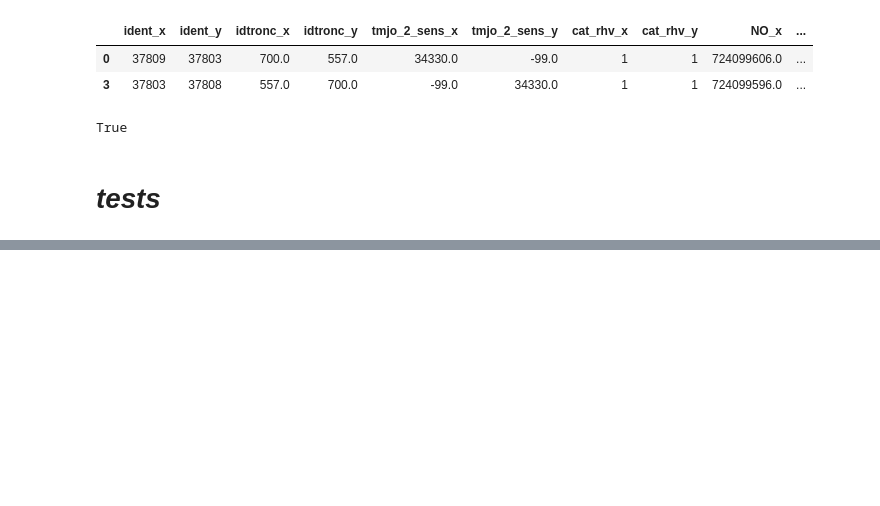
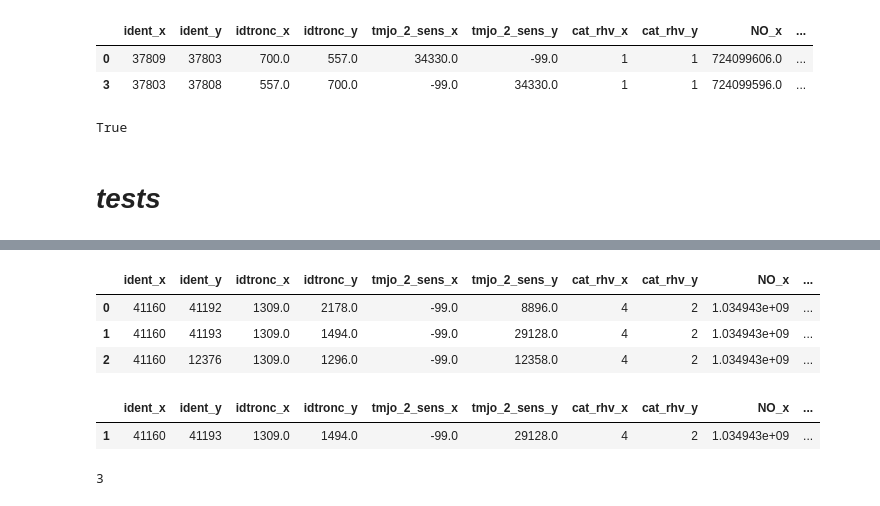
Before and after one commit to nantodevison/Lin_uniq_BdxM, a Jupyter notebook: Lin_uniq_BdxM/Traitements/traitements.ipynb, the cells around one changed output, grey strips where cells are left out. Cells and saved outputs as stored; diff of their text form; code cells hidden in the pictures; blank space fills up the shorter version.

```diff
--- a/Lin_uniq_BdxM/Traitements/traitements.ipynb
+++ b/Lin_uniq_BdxM/Traitements/traitements.ipynb
@@ -361,6 +372,6 @@ with ct.ConnexionBdd('local_otv') as c :
 # %%
 #importer le fichier simplifie
-mmm_simple=gp.read_file(r'D:\temp\Linearisation_BM\C19SA0101\C19SA0101\Doc_travail\Donnees_produites\Donnees\MMM_simplifie.shp')
+mmm_simple=gp.read_file(r'D:\temp\Linearisation_BM\C19SA0101\C19SA0101\Doc_travail\Donnees_source\MMM\MMM_Maj_EDA2017\simplifie\MMM_simple_2019.shp')
 cle_mmm_rhv=gp.read_file(r'D:\temp\Linearisation_BM\C19SA0101\C19SA0101\Doc_travail\Donnees_produites\Donnees\appariementV0.shp')
 # %% [markdown]
 # Affecter du trafic aux voies non connues
@@ -646,0 +820,65 @@ pct_libre_123_ss_dbl
+# %%
+def trafic_reference_mmm(tmjo_2_sens_x,tmjo_2_sens_y, df, idtronc_x,idtronc_y) :
+    """
+    trouver le tmjo ode reference du mmm pour le calcul des trafic manquants,si plueisuers lignes possible
+    in :
+       tmjo_2_sens_x : float : trafic issu du filaire prealablement renseigne
+       tmjo_2_sens_y : float : trafic issu du filaire prealablement renseigne
+       df : df des voies a renseignees
+       idtronc : float : ifentifiant du troncon concerne
+    """
+    if tmjo_2_sens_y == -99 :
+        df_traf_ref=df.loc[(df['idtronc_y']==idtronc_y) | (df['idtronc_x']==idtronc_y) ].copy()
+        df_traf_ref['traf_ref']=df_traf_ref.apply(lambda x : x['tmja_tv_x'] if x['tmjo_2_sens_y']==-99 else x['tmja_tv_y'],axis=1)
+        return df_traf_ref.traf_ref.max()
+    else :
+        df_traf_ref=df.loc[(df['idtronc_y']==idtronc_x) | (df['idtronc_x']==idtronc_x) ].copy()
+        df_traf_ref['traf_ref']=df_traf_ref.apply(lambda x : x['tmja_tv_x'] if x['tmjo_2_sens_y']==-99 else x['tmja_tv_y'],axis=1)
+        return df_traf_ref.traf_ref.max()
+
+def ajout_tmja(idtronc, tmja_base, noeud) :
+    """
+    Pour les voies du MMM qui sont représentées par 2 lignes il faut ajouter les 2 trafics pour le troncon
+    """
+    troncon=Troncon(df_rdpt_simple,idtronc)
+    noeud_parrallele=trouver_noeud_parrallele(troncon,graph, noeud,100)
+    #trouver les lignes du troncon qui intersectent ce noeud
+    lign_fin=troncon.df_lign_fin_tronc.loc[(troncon.df_lign_fin_tronc['source']==noeud_parrallele) | (troncon.df_lign_fin_tronc['target']==noeud_parrallele)]
+    #jointure avec les données MMM
+    trafc_mmm_sup=lign_fin[['idtronc','ident']].merge(cle_mmm_rhv[['NO','ident']], on='ident').merge(mmm_simple[['NO','tmja_tv']], on='NO')
+    if trafc_mmm_sup.empty :
+        return tmja_base
+    else :
+        return tmja_base+trafc_mmm_sup.tmja_tv.sum()
+
+def somme_traf(idtronc, traf_rens) :
+    """
+    pour les voies du MMM représenté par une ligne qui se sépare en 2 dur la fin (rd point par exemple))
+    """
+    nb_value=list(set(traf_rens.loc[traf_rens['idtronc_x']==idtronc].tmja_tv_x.tolist()+traf_rens.loc[traf_rens['idtronc_y']==idtronc].tmja_tv_y.tolist()))
+    if len(nb_value)>=2 :
+        return (sum(nb_value))
+    else : return (nb_value[0])
+
+#test si les troncon MMM identifiés ont bien un trafic dans le fichier mmm simplifie. si pas le cas corrige le fichier simplifie
+troncon_mmm_sstraf=[a for a  in trafic_inconnus_prior_cat.NO_x.tolist()+trafic_inconnus_prior_cat.NO_y.tolist() if a not in mmm_simple.NO.tolist()]
+if troncon_mmm_sstraf :
+    raise et.PasDeTraficError(troncon_mmm_sstraf)
+traf_mmm=trafic_inconnus_prior_cat.merge(mmm_simple[['NO','tmja_tv']], left_on='NO_x', right_on='NO').drop('NO', axis=1).merge(
+mmm_simple[['NO','tmja_tv']], left_on='NO_y', right_on='NO').drop('NO', axis=1)
+#mise a jour des trafic mmm si 2*2voies MMM
+if traf_mmm.apply(lambda x : ','.join([str(x['idtronc_x']),str(x['idtronc_y'])]),axis=1).nunique()!=len(traf_mmm) :
+    traf_mmm['tmja_tv_x']=traf_mmm.apply(lambda x : ajout_tmja(x['idtronc_x'], x['tmja_tv_x'], noeud),axis=1)
+    traf_mmm['tmja_tv_y']=traf_mmm.apply(lambda x : ajout_tmja(x['idtronc_y'], x['tmja_tv_y'], noeud),axis=1)
+#ensuite on refait un test dans le cas par exemple des rd pt pour lesquels les voies se séparent à la fin
+traf_mmm2=traf_mmm.copy()
+traf_mmm2['tmja_tv_x']=traf_mmm2.apply(lambda x : somme_traf(x['idtronc_x'], traf_mmm),axis=1)
+traf_mmm2['tmja_tv_y']=traf_mmm2.apply(lambda x : somme_traf(x['idtronc_y'], traf_mmm),axis=1)
+
+traf_mmm2['traf_max']=traf_mmm2.apply(lambda x:trafic_reference_mmm(x['tmjo_2_sens_x'],x['tmjo_2_sens_y'],traf_mmm2,x['idtronc_x'],x['idtronc_y']), axis=1)
+traf_mmm2.drop_duplicates(['idtronc_x','idtronc_y','tmja_tv_x','tmja_tv_y','traf_max'], inplace=True)
+# %% [output]
+|  | ident_x | ident_y | idtronc_x | idtronc_y | tmjo_2_sens_x | tmjo_2_sens_y | cat_rhv_x | cat_rhv_y | NO_x | ... |
+| 0 | 41160 | 41192 | 1309.0 | 2178.0 | -99.0 | 8896.0 | 4 | 2 | 1.034943e+09 | ... |
+| 1 | 41160 | 41193 | 1309.0 | 1494.0 | -99.0 | 29128.0 | 4 | 2 | 1.034943e+09 | ... |
+| 2 | 41160 | 12376 | 1309.0 | 1296.0 | -99.0 | 12358.0 | 4 | 2 | 1.034943e+09 | ... |
@@ -646,0 +905,9 @@ pct_libre_123_ss_dbl
+# %%
+trafc_rens2
+# %% [output]
+|  | ident_x | ident_y | idtronc_x | idtronc_y | tmjo_2_sens_x | tmjo_2_sens_y | cat_rhv_x | cat_rhv_y | NO_x | ... |
+| 1 | 41160 | 41193 | 1309.0 | 1494.0 | -99.0 | 29128.0 | 4 | 2 | 1.034943e+09 | ... |
+# %%
+traf_mmm.apply(lambda x : ','.join([str(x['idtronc_x']),str(x['idtronc_y'])]),axis=1).nunique()
+# %% [output]
+3
```
Also changed, not shown: parts of 37 cells of this notebook, 3 other files.
